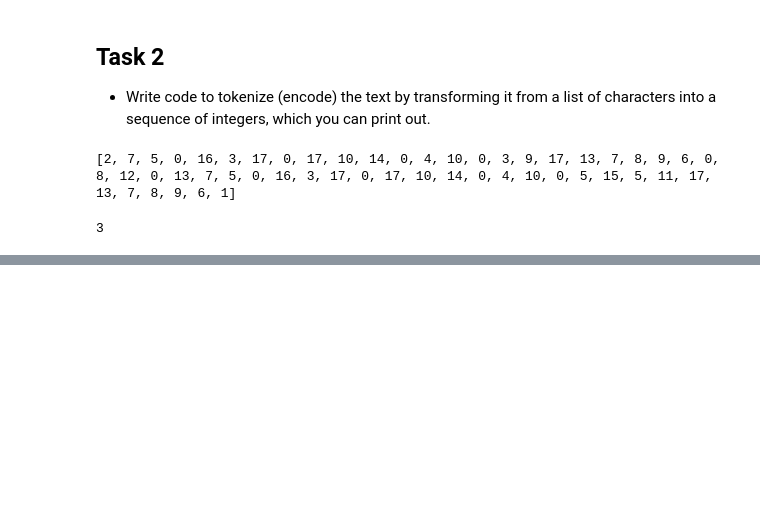
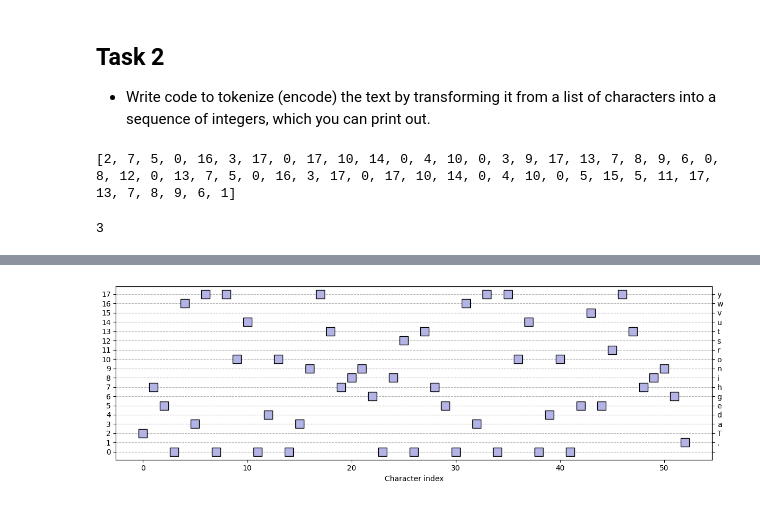
Before and after one commit to Saransh-Basu-01/50-Ml-Projects-to-understand-LLMs, a Jupyter notebook: Project_1_Three_Tokenization_Scheme.ipynb, the cells around one changed output, grey strips where cells are left out. Saved outputs shown, nothing was run; the diff lists cells and outputs as text; code cells hidden in the pictures; blank space fills up the shorter version.

```diff
--- a/Project_1_Three_Tokenization_Scheme.ipynb
+++ b/Project_1_Three_Tokenization_Scheme.ipynb
@@ -73,0 +80,18 @@ char_vocab.index('a')
+# %%
+import matplotlib.pyplot as plt
+_,ax = plt.subplots(1,figsize=(12,4))
+
+# plot the tokens
+ax.plot(tokens,'ks',markersize=12,markerfacecolor=[.7,.7,.9])
+ax.set(xlabel='Character index',yticks=range(len(char_vocab)))
+ax.grid(linestyle='--',axis='y')
+
+# invisible axis for right-hand-side labels
+ax2 = ax.twinx()
+ax2.plot(tokens,alpha=0)
+ax2.set(yticks=range(len(char_vocab)),yticklabels=char_vocab)
+
+plt.tight_layout()
+plt.show()
+# %% [output]
+[figure, added]
```
Also changed, not shown: parts of 1 cell of this notebook.
